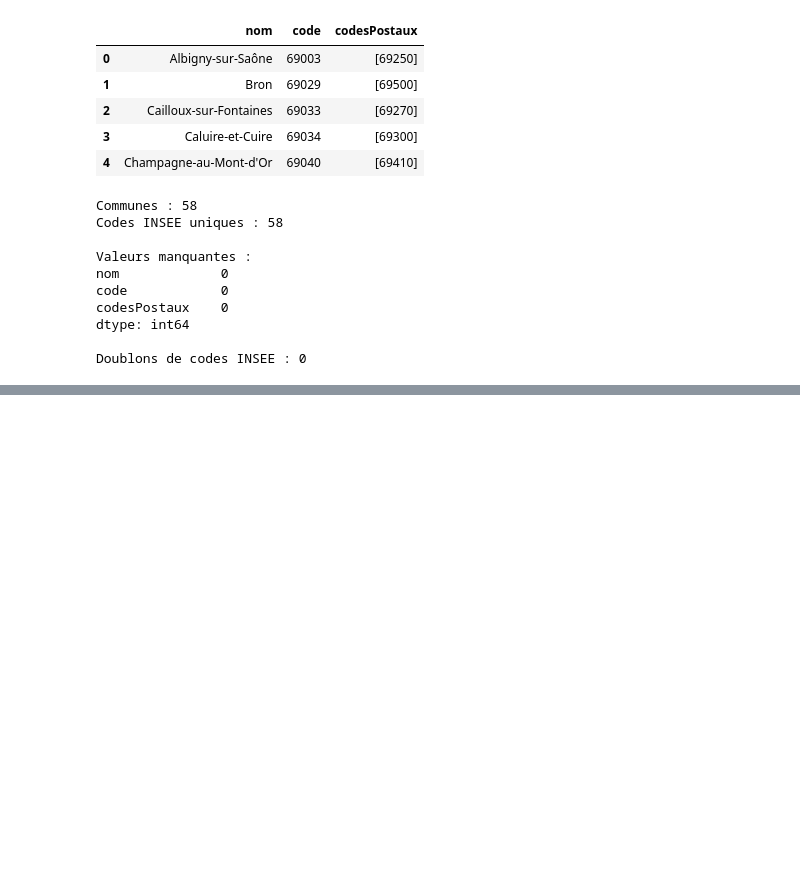
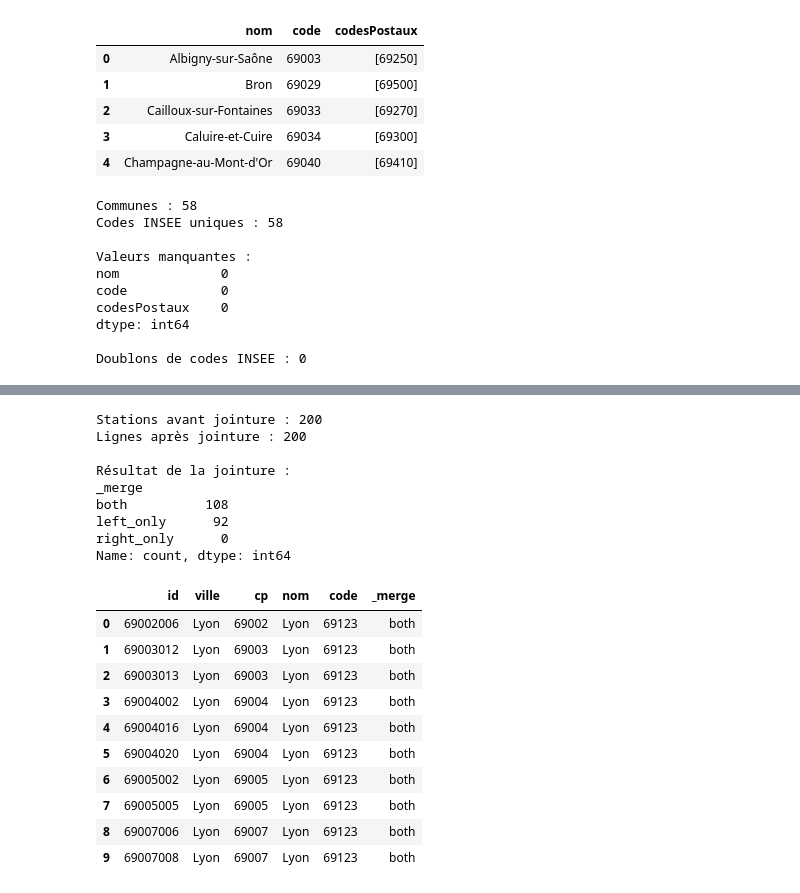
Before and after one commit to Josy-Bowie/optifleet-logistics, a Jupyter notebook: notebooks/01_collecte_api.ipynb, the cells around one changed output, grey strips where cells are left out. Cells and saved outputs as stored; diff of their text form; code cells hidden in the pictures; blank space fills up the shorter version.

```diff
--- a/notebooks/01_collecte_api.ipynb
+++ b/notebooks/01_collecte_api.ipynb
@@ -1166,0 +1456,65 @@ Doublons de codes INSEE : 0
+# %%
+# C5.3.5 — Première jointure géographique contrôlée
+
+# 1. Préparer les codes postaux comme chaînes de caractères
+df["cp"] = df["cp"].astype("string").str.strip()
+
+df_communes_cp["cp"] = (
+    df_communes_cp["cp"].astype("string").str.strip()
+)
+
+# 2. Réaliser une jointure gauche
+df_jointure = pd.merge(
+    left=df,
+    right=df_communes_cp[
+        ["nom", "code", "nom_normalise", "cp"]
+    ],
+    how="left",
+    left_on=["ville_normalisee", "cp"],
+    right_on=["nom_normalise", "cp"],
+    validate="many_to_one",
+    indicator=True
+)
+
+# 3. Vérifier les dimensions
+print("Stations avant jointure :", len(df))
+print("Lignes après jointure :", len(df_jointure))
+
+# 4. Compter les correspondances
+print("\nRésultat de la jointure :")
+print(df_jointure["_merge"].value_counts(dropna=False))
+
+# 5. Afficher quelques lignes
+display(
+    df_jointure[
+        [
+            "id",
+            "ville",
+            "cp",
+            "nom",
+            "code",
+            "_merge"
+        ]
+    ].head(10)
+)
+# %% [output]
+Stations avant jointure : 200
+Lignes après jointure : 200
+
+Résultat de la jointure :
+_merge
+both          108
+left_only      92
+right_only      0
+Name: count, dtype: int64
+|  | id | ville | cp | nom | code | _merge |
+| 0 | 69002006 | Lyon | 69002 | Lyon | 69123 | both |
+| 1 | 69003012 | Lyon | 69003 | Lyon | 69123 | both |
+| 2 | 69003013 | Lyon | 69003 | Lyon | 69123 | both |
+| 3 | 69004002 | Lyon | 69004 | Lyon | 69123 | both |
+| 4 | 69004016 | Lyon | 69004 | Lyon | 69123 | both |
+| 5 | 69004020 | Lyon | 69004 | Lyon | 69123 | both |
+| 6 | 69005002 | Lyon | 69005 | Lyon | 69123 | both |
+| 7 | 69005005 | Lyon | 69005 | Lyon | 69123 | both |
+| 8 | 69007006 | Lyon | 69007 | Lyon | 69123 | both |
+| 9 | 69007008 | Lyon | 69007 | Lyon | 69123 | both |
```
Also changed, not shown: parts of 48 cells of this notebook.
